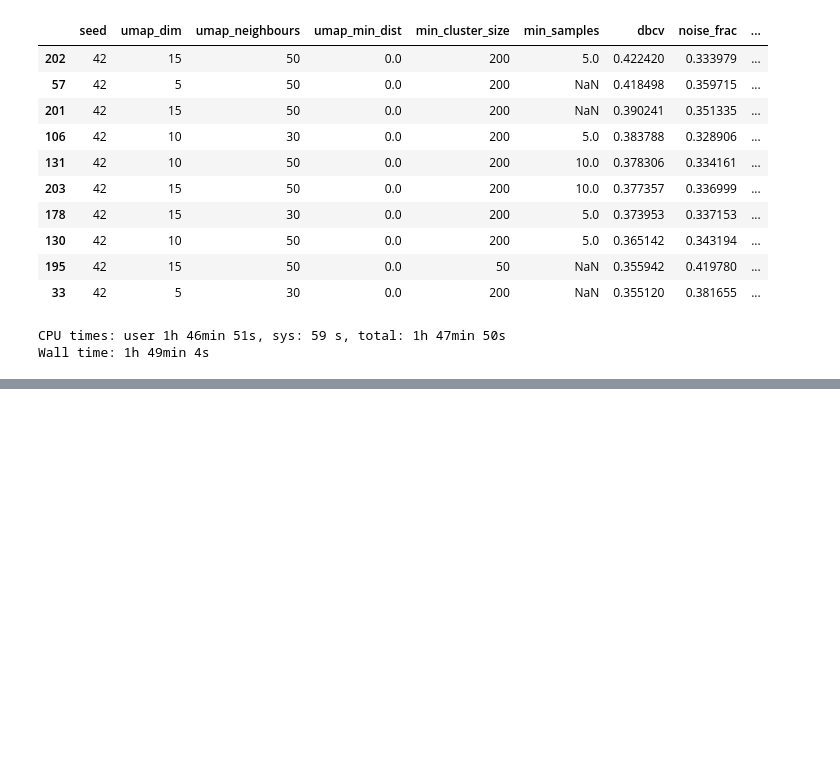
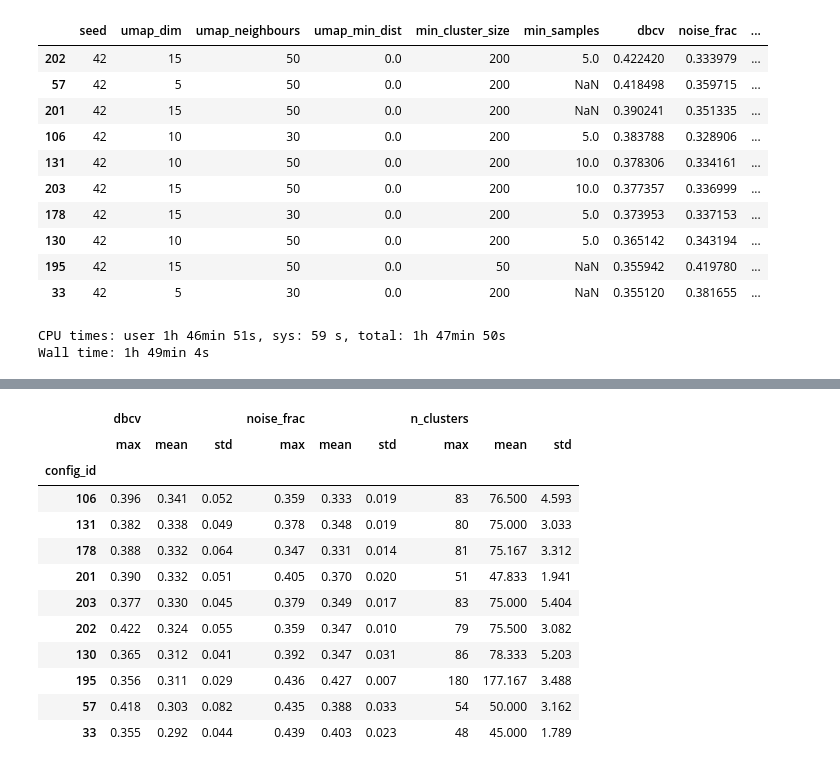
Before and after one commit to ilyankou/ms-marco-geospatial, a Jupyter notebook: 2-Cluster.ipynb, the cells around one changed output, grey strips where cells are left out. Drawn from its saved outputs; the diff is of its cells as text; code cells hidden in the pictures; blank space fills up the shorter version.

Commit message:
Add cluster samples

```diff
--- a/2-Cluster.ipynb
+++ b/2-Cluster.ipynb
@@ -571,0 +234,24 @@ tree.merge(
+# %%
+top_runs = pd.read_csv('output/top_runs_different_seeds.csv')
+
+top_runs_stats = top_runs.groupby('config_id').aggregate({
+    'dbcv': ('max', 'mean', 'std'),
+    'noise_frac': ('max', 'mean', 'std'),
+    'n_clusters': ('max', 'mean', 'std')
+}).round(3).sort_values([('dbcv', 'mean')], ascending=False)
+
+top_runs_stats
+# %% [output]
+|  | dbcv |  |  | noise_frac |  |  | n_clusters |  |  |
+|  | max | mean | std | max | mean | std | max | mean | std |
+| config_id |  |  |  |  |  |  |  |  |  |
+| 106 | 0.396 | 0.341 | 0.052 | 0.359 | 0.333 | 0.019 | 83 | 76.500 | 4.593 |
+| 131 | 0.382 | 0.338 | 0.049 | 0.378 | 0.348 | 0.019 | 80 | 75.000 | 3.033 |
+| 178 | 0.388 | 0.332 | 0.064 | 0.347 | 0.331 | 0.014 | 81 | 75.167 | 3.312 |
+| 201 | 0.390 | 0.332 | 0.051 | 0.405 | 0.370 | 0.020 | 51 | 47.833 | 1.941 |
+| 203 | 0.377 | 0.330 | 0.045 | 0.379 | 0.349 | 0.017 | 83 | 75.000 | 5.404 |
+| 202 | 0.422 | 0.324 | 0.055 | 0.359 | 0.347 | 0.010 | 79 | 75.500 | 3.082 |
+| 130 | 0.365 | 0.312 | 0.041 | 0.392 | 0.347 | 0.031 | 86 | 78.333 | 5.203 |
+| 195 | 0.356 | 0.311 | 0.029 | 0.436 | 0.427 | 0.007 | 180 | 177.167 | 3.488 |
+| 57 | 0.418 | 0.303 | 0.082 | 0.435 | 0.388 | 0.033 | 54 | 50.000 | 3.162 |
+| 33 | 0.355 | 0.292 | 0.044 | 0.439 | 0.403 | 0.023 | 48 | 45.000 | 1.789 |
```
Also changed, not shown: parts of 51 cells of this notebook, 1 other file.
